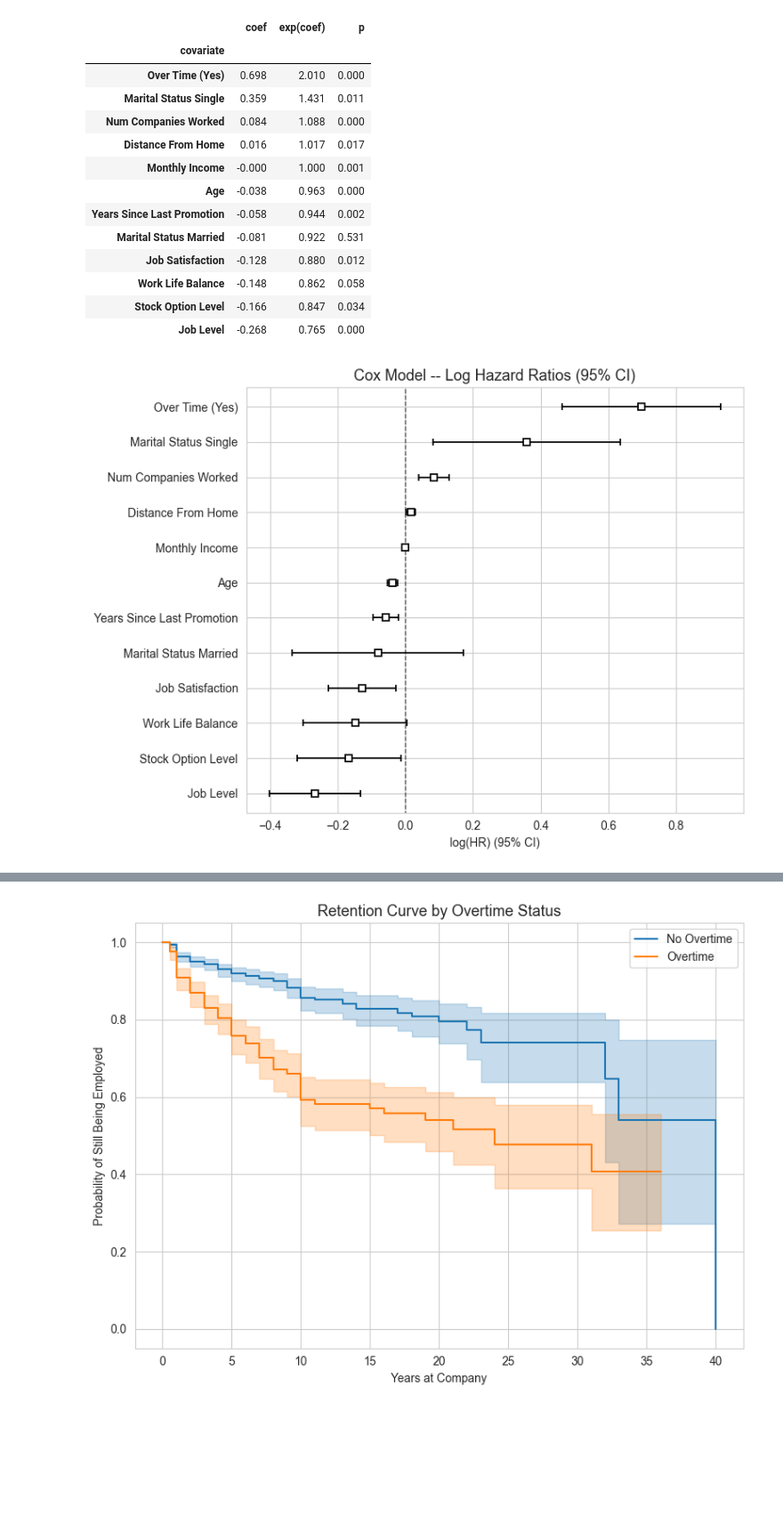
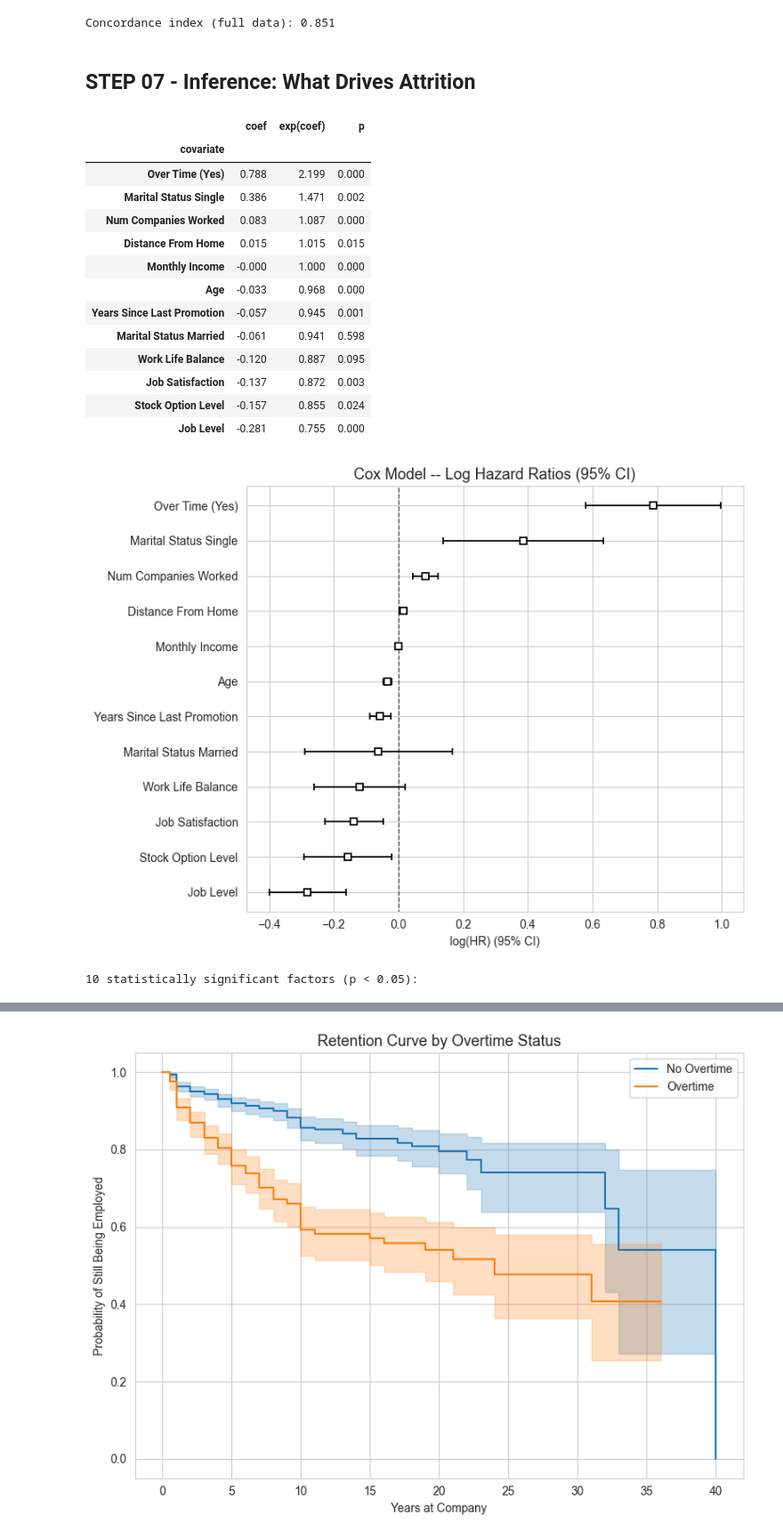
Before and after one commit to Nickwisely97/Code-Portofolio, a Jupyter notebook: Project/Forecasting & Predictive Modeling/Headcount Attrition - Survival Analysis/code/hr_attrition_analysis.ipynb, the cells around one changed output, grey strips where cells are left out. Shown at 89% size. Drawn from its saved outputs; the diff is of its cells as text; code cells hidden in the pictures; blank space fills up the shorter version.

```diff
--- a/Project/Forecasting & Predictive Modeling/Headcount Attrition - Survival Analysis/code/hr_attrition_analysis.ipynb
+++ b/Project/Forecasting & Predictive Modeling/Headcount Attrition - Survival Analysis/code/hr_attrition_analysis.ipynb
@@ -15,16 +15,7 @@ import matplotlib.pyplot as plt
 import seaborn as sns
 from IPython.display import display
 
-from sklearn.model_selection import train_test_split, StratifiedKFold, cross_val_score, RandomizedSearchCV
-from sklearn.preprocessing import StandardScaler, OneHotEncoder
-from sklearn.compose import ColumnTransformer
-from sklearn.linear_model import LogisticRegression
-from sklearn.ensemble import RandomForestClassifier, GradientBoostingClassifier
-from sklearn.metrics import (
-    confusion_matrix, accuracy_score, precision_score, recall_score, f1_score,
-    roc_auc_score, roc_curve, average_precision_score, classification_report,
-)
-from scipy.stats import randint, uniform, loguniform
+from sklearn.model_selection import train_test_split
 
 from lifelines import CoxPHFitter, KaplanMeierFitter
 from lifelines.utils import concordance_index
@@ -39,7 +30,7 @@ sns.set_style("whitegrid")
 CONFIG = {
     "DATA_PATH": "../data/IBM-HR-Employee-Attrition.csv",
     "RESULT_DIR": "../result/",
-    "RANDOM_STATE": 42
+    "RANDOM_STATE": 42,
 }
 RANDOM_STATE = CONFIG["RANDOM_STATE"]
 
@@ -61,25 +50,7 @@ def clean_feature_label(name):
 df = pd.read_csv(CONFIG["DATA_PATH"])
 EMPLOYEE_IDS = df["EmployeeNumber"].copy()
 
-CONST_COLS = [c for c in df.columns if df[c].nunique() == 1]
-DROP_COLS = CONST_COLS + ["EmployeeNumber"]
-print(f"Dropping constant/ID columns: {DROP_COLS}")
-df = df.drop(columns=DROP_COLS)
-
-X = df.drop("Attrition", axis=1)
-y = df["Attrition"].apply(lambda x: 1 if x == "Yes" else 0)
-
-print(f"Dataset: {df.shape[0]} employees, {X.shape[1]} features")
-print(f"Attrition rate: {y.mean():.1%} ({y.sum()} of {len(y)} employees left)")
-
-num_cols = X.select_dtypes(include=['int64', 'float64']).columns
-cat_cols = X.select_dtypes(include=['object']).columns
-
-preprocessor = ColumnTransformer(
-    transformers=[
-        ('num', StandardScaler(), num_cols),
-        ('cat', OneHotEncoder(handle_unknown='ignore'), cat_cols)
-    ],
-    verbose_feature_names_out=False
-)
+print(f"Dataset: {df.shape[0]} employees, {df.shape[1]} columns")
+print(f"Attrition rate: {(df['Attrition']=='Yes').mean():.1%} "
+      f"({(df['Attrition']=='Yes').sum()} of {len(df)} employees left)")
 # %% [output]
@@ -325,27 +193,40 @@ Test  concordance index (C-index): 0.846
+# %%
+cph = CoxPHFitter(penalizer=0.1)
+cph.fit(surv_df, duration_col="duration", event_col="event")
+print(f"Concordance index (full data): {cph.concordance_index_:.3f}")
+# %% [output]
+Concordance index (full data): 0.851
+# %% [markdown]
+## STEP 07 - Inference: What Drives Attrition
 # %%
 cox_summary = cph.summary.sort_values("exp(coef)", ascending=False)
 display(cox_summary[["coef", "exp(coef)", "p"]].round(3))
 
 plt.figure(figsize=(8, 6))
 cph.plot()
 plt.title("Cox Model -- Log Hazard Ratios (95% CI)", fontsize=13)
 plt.tight_layout()
 cox_forest_path = os.path.join(FIG_DIR, "cox_hazard_ratios.png")
 plt.savefig(cox_forest_path, dpi=300)
 plt.show()
+
+significant = cox_summary[cox_summary["p"] < 0.05].sort_values("p")
+print(f"\n{len(significant)} statistically significant factors (p < 0.05):")
+display(significant[["exp(coef)", "p"]].round(3))
 # %% [output]
 |  | coef | exp(coef) | p |
 | covariate |  |  |  |
-| Over Time (Yes) | 0.698 | 2.010 | 0.000 |
-| Marital Status Single | 0.359 | 1.431 | 0.011 |
-| Num Companies Worked | 0.084 | 1.088 | 0.000 |
-| Distance From Home | 0.016 | 1.017 | 0.017 |
-| Monthly Income | -0.000 | 1.000 | 0.001 |
-| Age | -0.038 | 0.963 | 0.000 |
-| Years Since Last Promotion | -0.058 | 0.944 | 0.002 |
-| Marital Status Married | -0.081 | 0.922 | 0.531 |
-| Job Satisfaction | -0.128 | 0.880 | 0.012 |
-| Work Life Balance | -0.148 | 0.862 | 0.058 |
-| Stock Option Level | -0.166 | 0.847 | 0.034 |
-| Job Level | -0.268 | 0.765 | 0.000 |
+| Over Time (Yes) | 0.788 | 2.199 | 0.000 |
+| Marital Status Single | 0.386 | 1.471 | 0.002 |
+| Num Companies Worked | 0.083 | 1.087 | 0.000 |
+| Distance From Home | 0.015 | 1.015 | 0.015 |
+| Monthly Income | -0.000 | 1.000 | 0.000 |
+| Age | -0.033 | 0.968 | 0.000 |
+| Years Since Last Promotion | -0.057 | 0.945 | 0.001 |
+| Marital Status Married | -0.061 | 0.941 | 0.598 |
+| Work Life Balance | -0.120 | 0.887 | 0.095 |
+| Job Satisfaction | -0.137 | 0.872 | 0.003 |
+| Stock Option Level | -0.157 | 0.855 | 0.024 |
+| Job Level | -0.281 | 0.755 | 0.000 |
-[figure, old version]
+[figure, new version]
+10 statistically significant factors (p < 0.05):
```
Also changed, not shown: parts of 34 cells of this notebook, 11 other files.
